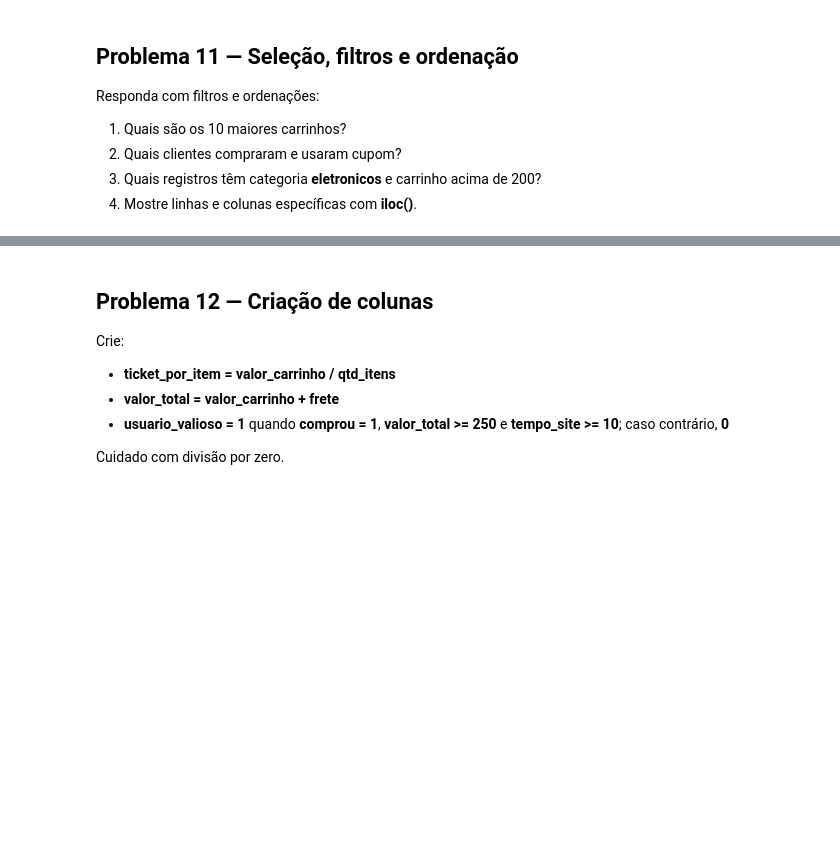
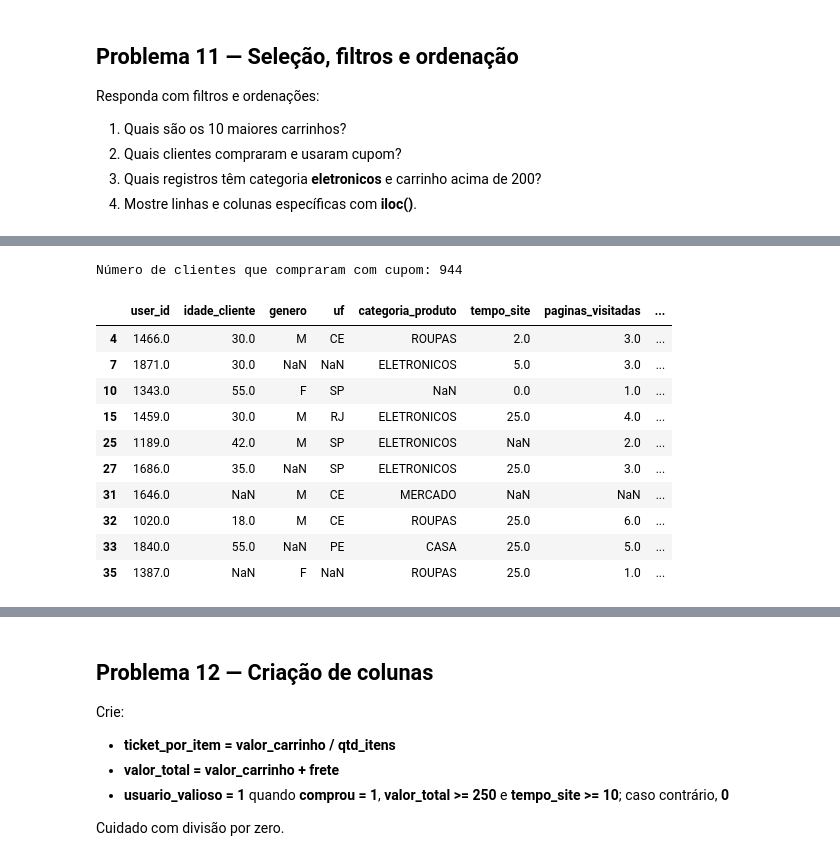
Before and after one commit to Somutt/revisao_py, a Jupyter notebook: 02_data_analysis/pandas_auditoria.ipynb, the cells around one changed output, grey strips where cells are left out. Cells and saved outputs as stored; diff of their text form; code cells hidden in the pictures; blank space fills up the shorter version.

```diff
--- a/02_data_analysis/pandas_auditoria.ipynb
+++ b/02_data_analysis/pandas_auditoria.ipynb
@@ -657,0 +843,18 @@ Responda com filtros e ordenações:
+# %%
+clientes_cupom = (clean_df['comprou'] == 'SIM') & (clean_df['usou_cupom'] == 'S')
+
+print('Número de clientes que compraram com cupom:', len(clean_df[clientes_cupom]) )
+clean_df[clientes_cupom].head(10)
+# %% [output]
+Número de clientes que compraram com cupom: 944
+|  | user_id | idade_cliente | genero | uf | categoria_produto | tempo_site | paginas_visitadas | ... |
+| 4 | 1466.0 | 30.0 | M | CE | ROUPAS | 2.0 | 3.0 | ... |
+| 7 | 1871.0 | 30.0 | NaN | NaN | ELETRONICOS | 5.0 | 3.0 | ... |
+| 10 | 1343.0 | 55.0 | F | SP | NaN | 0.0 | 1.0 | ... |
+| 15 | 1459.0 | 30.0 | M | RJ | ELETRONICOS | 25.0 | 4.0 | ... |
+| 25 | 1189.0 | 42.0 | M | SP | ELETRONICOS | NaN | 2.0 | ... |
+| 27 | 1686.0 | 35.0 | NaN | SP | ELETRONICOS | 25.0 | 3.0 | ... |
+| 31 | 1646.0 | NaN | M | CE | MERCADO | NaN | NaN | ... |
+| 32 | 1020.0 | 18.0 | M | CE | ROUPAS | 25.0 | 6.0 | ... |
+| 33 | 1840.0 | 55.0 | NaN | PE | CASA | 25.0 | 5.0 | ... |
+| 35 | 1387.0 | NaN | F | NaN | ROUPAS | 25.0 | 1.0 | ... |
```
Also changed, not shown: parts of 28 cells of this notebook.
